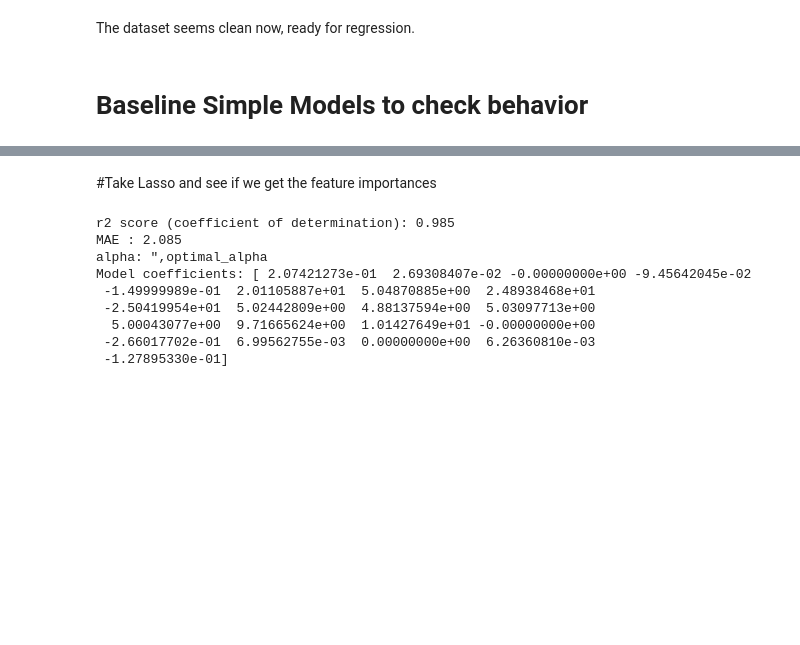
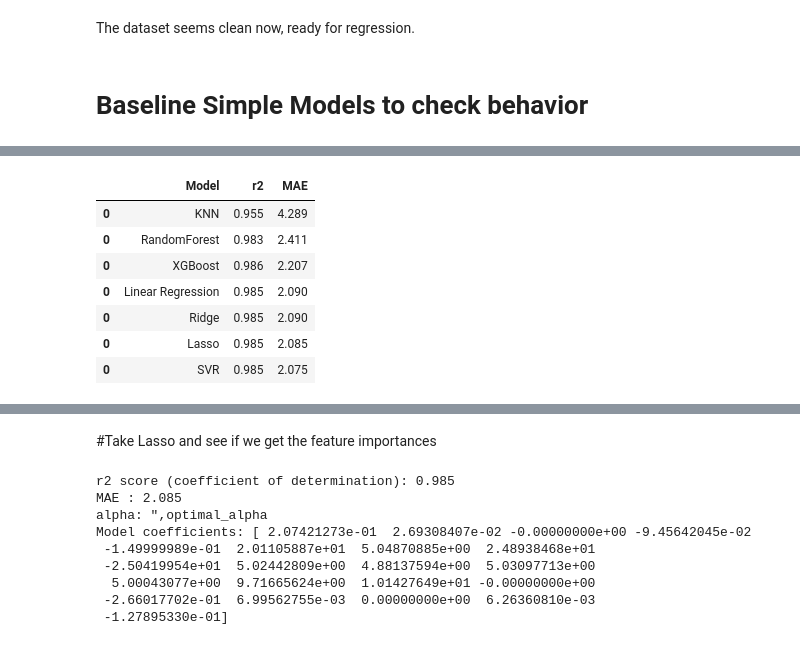
Before and after one commit to kitlapp/Telco_ML, a Jupyter notebook: Regression_ML.ipynb, the cells around one changed output, grey strips where cells are left out. Drawn from its saved outputs; the diff is of its cells as text; code cells hidden in the pictures; blank space fills up the shorter version.

```diff
--- a/Regression_ML.ipynb
+++ b/Regression_ML.ipynb
@@ -442,0 +470,11 @@ regr_results
+# %%
+regr_results.sort_values(by='MAE', ascending=False)
+# %% [output]
+|  | Model | r2 | MAE |
+| 0 | KNN | 0.955 | 4.289 |
+| 0 | RandomForest | 0.983 | 2.411 |
+| 0 | XGBoost | 0.986 | 2.207 |
+| 0 | Linear Regression | 0.985 | 2.090 |
+| 0 | Ridge | 0.985 | 2.090 |
+| 0 | Lasso | 0.985 | 2.085 |
+| 0 | SVR | 0.985 | 2.075 |
```
Also changed, not shown: parts of 14 cells of this notebook.
